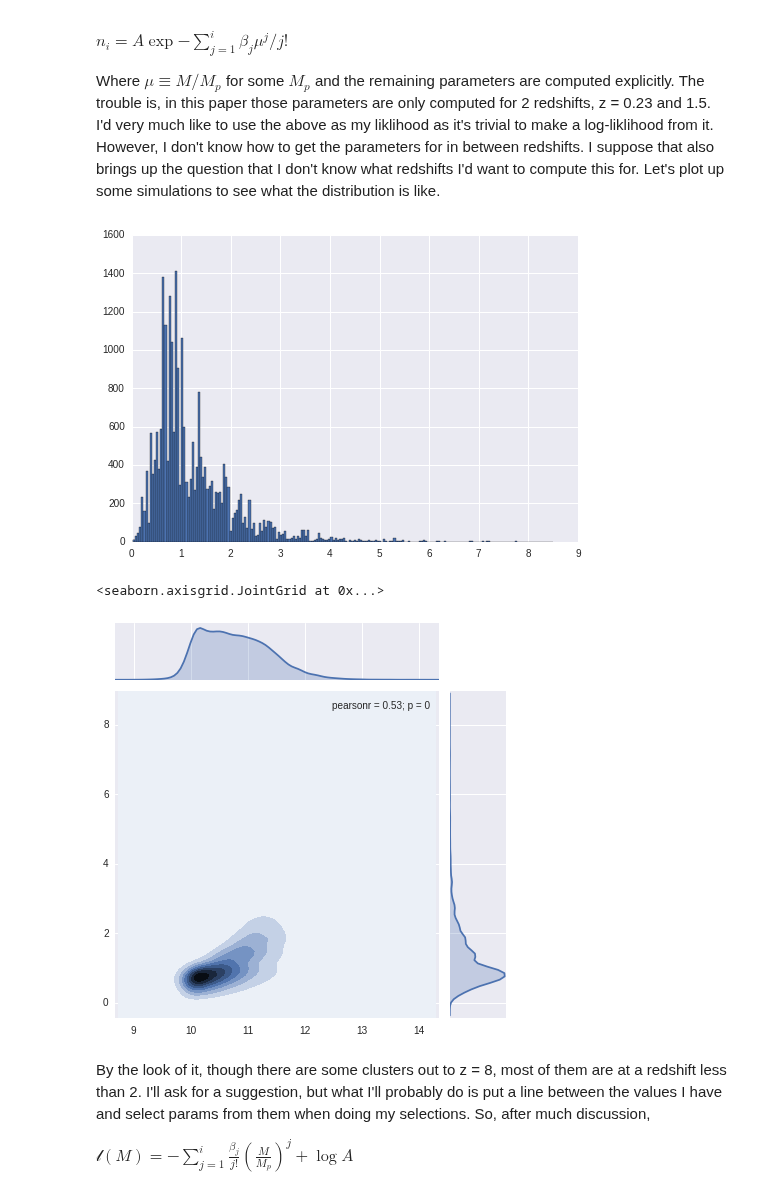
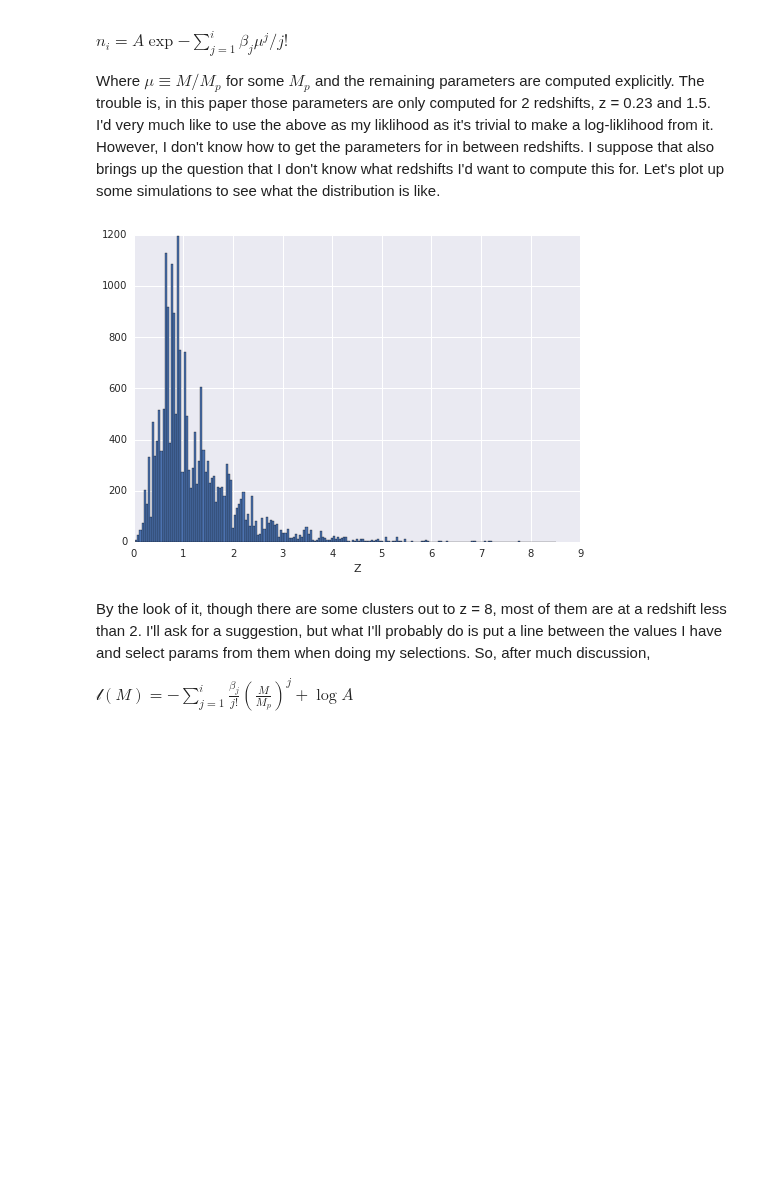
Before and after one commit to Ravirajadrangi/ClusterMassInference, a Jupyter notebook: Project Notebook.ipynb, the cells around one changed output. Cells and saved outputs as stored; diff of their text form; code cells hidden in the pictures; blank space fills up the shorter version.

```diff
--- a/Project Notebook.ipynb
+++ b/Project Notebook.ipynb
@@ -106,22 +106,22 @@ from astropy.io import fits
 hdulist = fits.open('/home/sean/Downloads/Buzzard-highres_galaxies_shmatch.9951.fit')
 dataTable = hdulist[1]
 trueData = dataTable.data
+trueData = trueData[trueData['CENTRAL']==1]# only interested in centrals
 # %%
 from matplotlib import pyplot as plt
 %matplotlib inline
 import seaborn as sns
 sns.set()
 import numpy as np
 
 plt.hist(trueData['Z'], bins = 200)
+plt.xlabel("Z")
 plt.show()
 
-sns.jointplot(np.log10(trueData['M200']), trueData['Z'], kind = 'kde')
+#sns.jointplot(np.log10(trueData['M200']), trueData['Z'], kind = 'kde')
 #Sorry no axes labels, x is logM200 and y is redshift
 # %% [output]
-[figure, old version]
+[figure, new version]
-<seaborn.axisgrid.JointGrid at 0x...>
-[figure, removed]
 # %% [markdown]
 By the look of it, though there are some clusters out to z = 8, most of them are at a redshift less than 2. I'll ask for a suggestion, but what I'll probably do is put a line between the values I have and select params from them when doing my selections. So, after much discussion,
 
```
Also changed, not shown: parts of 11 cells of this notebook, 1 other file.
